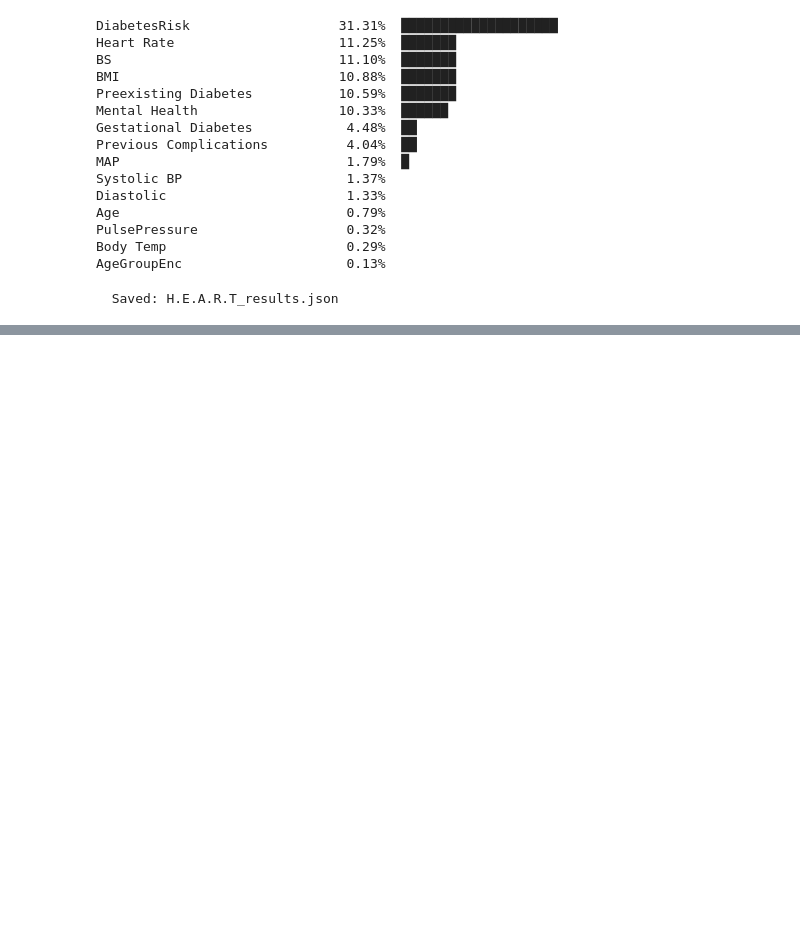
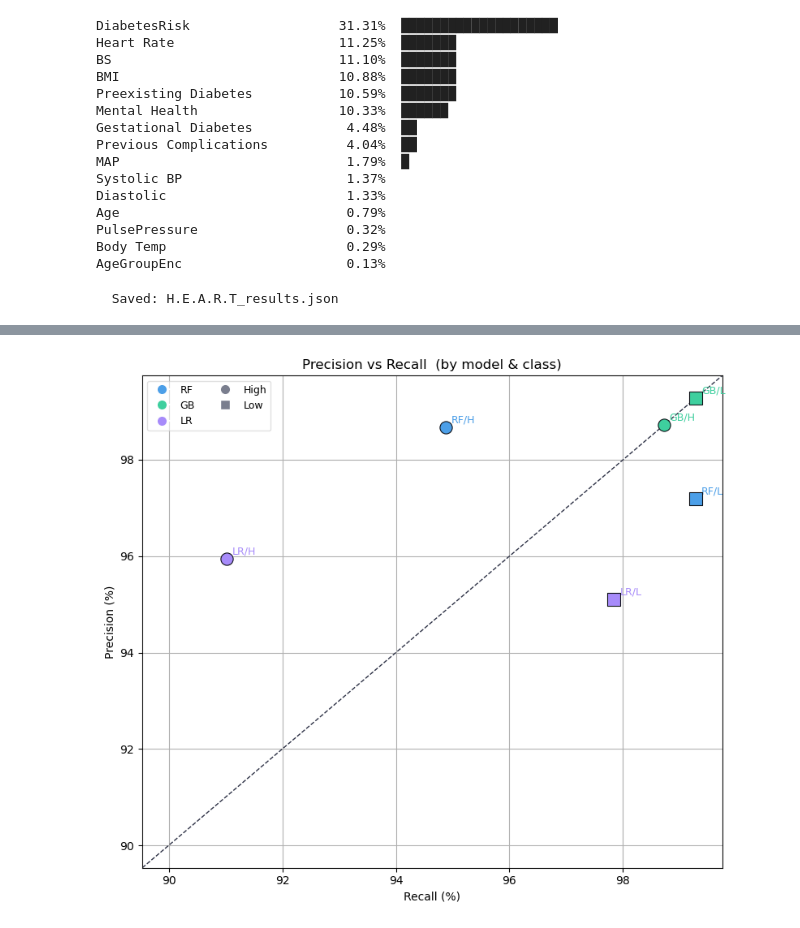
Before and after one commit to 123Gracy123/H.E.A.R.T-, a Jupyter notebook: HEART.ipynb, the cells around one changed output, grey strips where cells are left out. Cells and saved outputs as stored; diff of their text form; code cells hidden in the pictures; blank space fills up the shorter version.

```diff
--- a/HEART.ipynb
+++ b/HEART.ipynb
@@ -253,0 +373,31 @@ print(f"\n  Saved: {'H.E.A.R.T_results.json'}")
+# %%
+fig, ax = plt.subplots(figsize=(8, 7))
+markers = ['o', 's']
+
+for cls, marker in zip(classes, markers):
+    for name, col, short in zip(names, colors, model_names_short):
+        prec = results[name]['report'][cls]['precision'] * 100
+        rec  = results[name]['report'][cls]['recall']    * 100
+        ax.scatter(rec, prec, color=col, marker=marker, s=120, zorder=4,
+                   edgecolors='#0F1117', linewidths=0.8)
+        ax.annotate(f"{short}/{cls[:1].upper()}", (rec, prec),
+                    textcoords='offset points', xytext=(5, 4),
+                    fontsize=9, color=col)
+
+ax.axline((90, 90), slope=1, color=palette['grid'], linewidth=1, linestyle="--")
+ax.set_xlabel('Recall (%)'); ax.set_ylabel('Precision (%)')
+ax.set_title('Precision vs Recall  (by model & class)')
+
+from matplotlib.lines import Line2D
+handles  = [Line2D([0],[0], marker='o', color='w', markerfacecolor=c,
+                   markersize=9, label=s)
+            for c, s in zip(colors, model_names_short)]
+handles += [Line2D([0],[0], marker=m, color='w', markerfacecolor='#7A7E8E',
+                   markersize=9, label=cl.capitalize())
+            for m, cl in zip(markers, classes)]
+ax.legend(handles=handles, fontsize=9, framealpha=0.6, ncol=2)
+ax.grid(True); ax.set_axisbelow(True)
+plt.tight_layout()
+plt.show()
+# %% [output]
+[figure, added]
```
Also changed, not shown: parts of 9 cells of this notebook, 3 other files.
